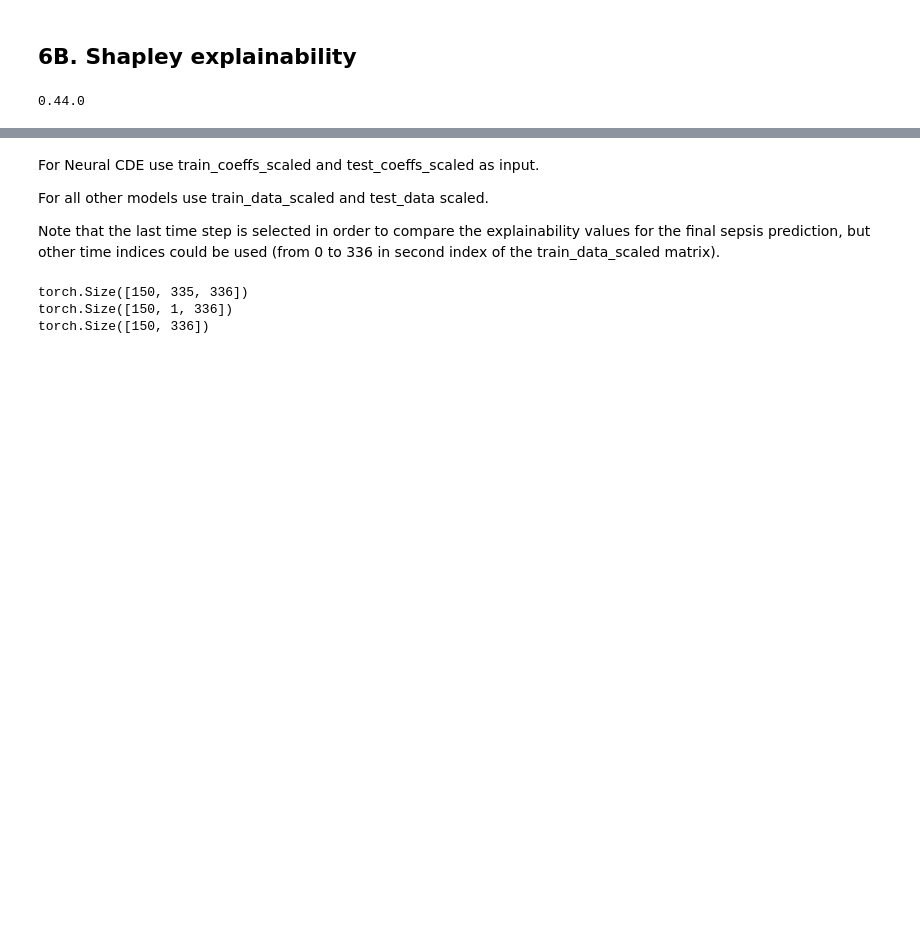
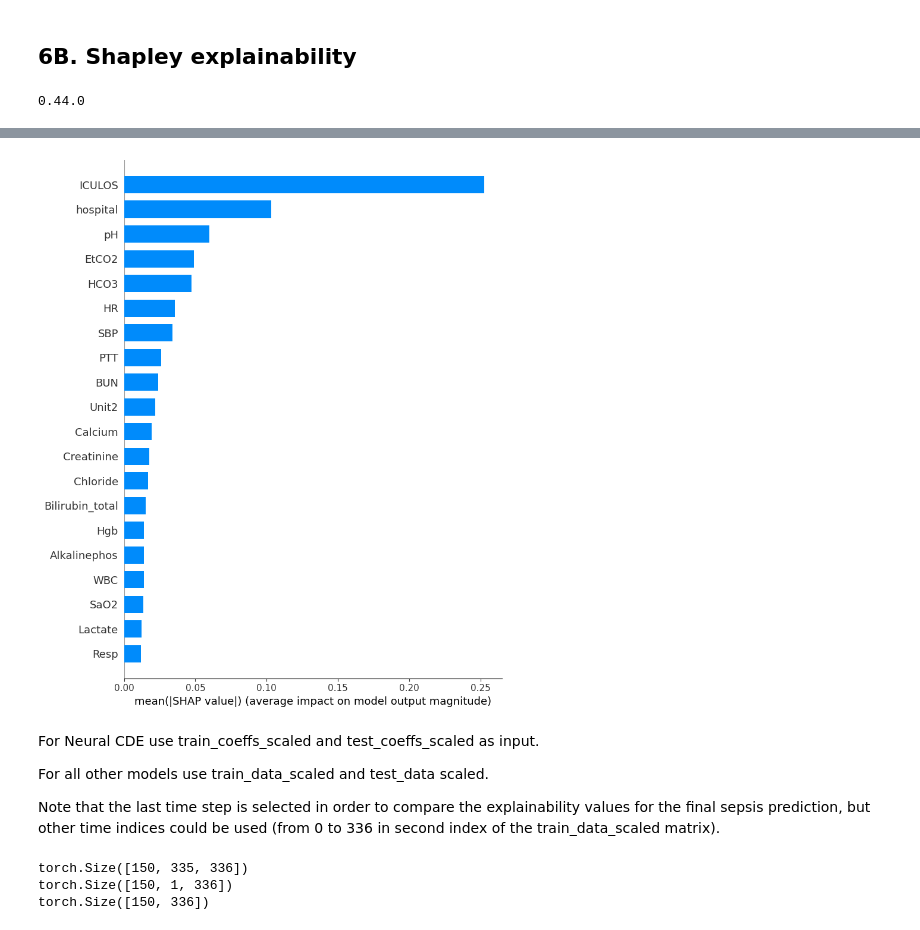
Before and after one commit to kong1-731/cs229b_project, a Jupyter notebook: CS229B_train_RNN_LSTM_Neural_ODE_CDE_models.ipynb, the cells around one changed output, grey strips where cells are left out. Cells and saved outputs as stored; diff of their text form; code cells hidden in the pictures; blank space fills up the shorter version.

```diff
--- a/CS229B_train_RNN_LSTM_Neural_ODE_CDE_models.ipynb
+++ b/CS229B_train_RNN_LSTM_Neural_ODE_CDE_models.ipynb
@@ -1607,3 +1511,13 @@ Generate random test and training poitns (subset for all models except for the N
 # %%
 random_train_indices = torch.randint(low=0, high=5490, size=(150,))
 random_test_indices = torch.randint(low=0, high=750, size=(150,))
+# %%
+subset_X_train = train_data_scaled[random_train_indices]
+print(subset_X_train.shape)
+last_step_X_train = subset_X_train[:,-1:,:]
+print(last_step_X_train.shape)
+subset_X_train_reshaped = torch.reshape(last_step_X_train, shape=(-1,43))
+last_step_X_test = test_data_scaled[:,-1:,:][random_test_indices].squeeze(1)
+print(last_step_X_test.shape)
+last_step_X_test_pd = pd.DataFrame(last_step_X_test)
+last_step_X_train.squeeze(1).shape
@@ -1609,0 +1529,2 @@ random_test_indices = torch.randint(low=0, high=750, size=(150,))
+# %%
+explainer = shap.KernelExplainer(model.predict, np.array(subset_X_train_reshaped))
@@ -1610,3 +1533,9 @@ random_test_indices = torch.randint(low=0, high=750, size=(150,))
+# %%
+shap_values = explainer.shap_values(np.array(last_step_X_test_pd))
+# %%
+shap.summary_plot(shap_values, feature_names = input_feature_labels, plot_type="bar")
+# %% [output]
+[figure, added]
 # %% [markdown]
 For Neural CDE use train_coeffs_scaled and test_coeffs_scaled as input.
 
```
Also changed, not shown: parts of 47 cells of this notebook.
